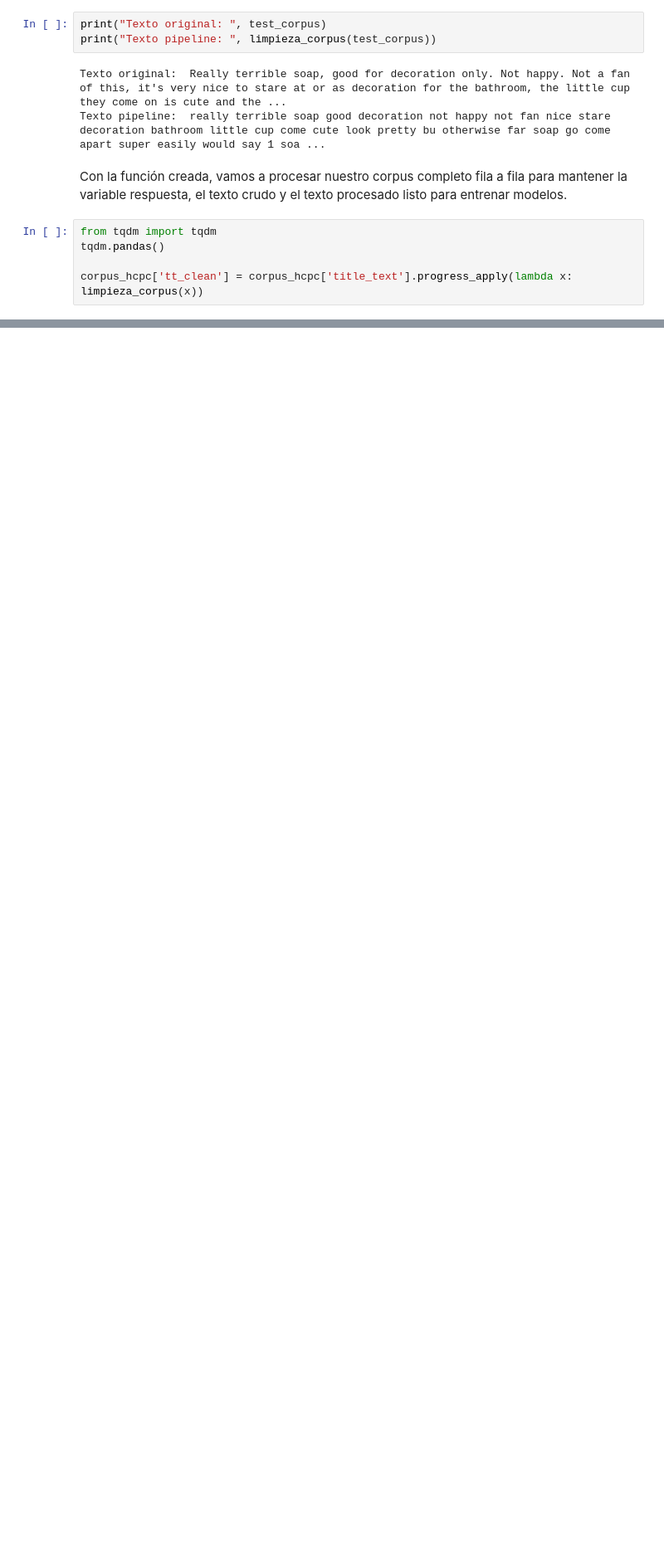
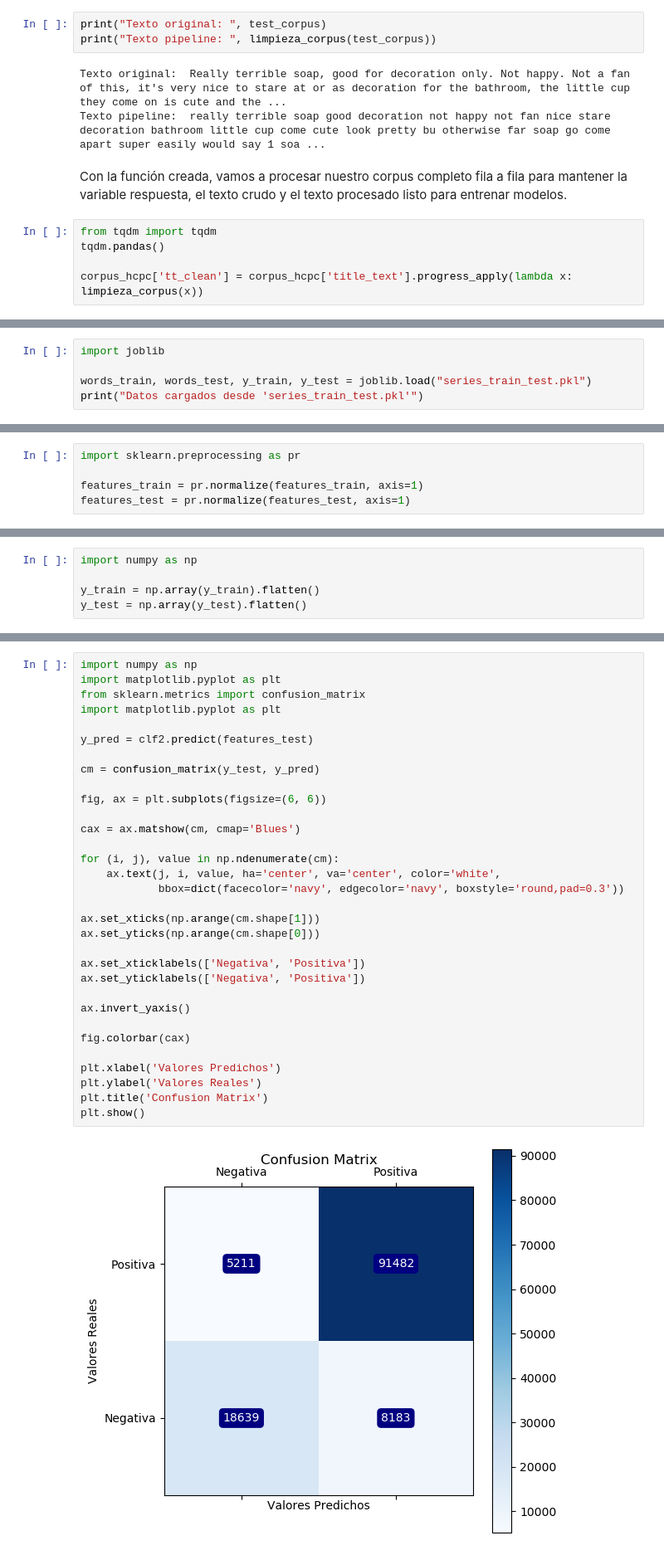
Before and after one commit to ramonlaborda/practica-nlp, a Jupyter notebook: Practica-NLP-Ramon-Laborda.ipynb, the cells around one changed output, grey strips where cells are left out. Shown at 83% size. Cells and saved outputs as stored; diff of their text form; blank space fills up the shorter version.

```diff
--- a/Practica-NLP-Ramon-Laborda.ipynb
+++ b/Practica-NLP-Ramon-Laborda.ipynb
@@ -609,0 +655,5 @@ corpus_hcpc['tt_clean'] = corpus_hcpc['title_text'].progress_apply(lambda x: lim
+# %%
+import joblib
+
+words_train, words_test, y_train, y_test = joblib.load("series_train_test.pkl")
+print("Datos cargados desde 'series_train_test.pkl'")
@@ -609,0 +682,5 @@ corpus_hcpc['tt_clean'] = corpus_hcpc['title_text'].progress_apply(lambda x: lim
+# %%
+import sklearn.preprocessing as pr
+
+features_train = pr.normalize(features_train, axis=1)
+features_test = pr.normalize(features_test, axis=1)
@@ -609,0 +689,5 @@ corpus_hcpc['tt_clean'] = corpus_hcpc['title_text'].progress_apply(lambda x: lim
+# %%
+import numpy as np
+
+y_train = np.array(y_train).flatten()
+y_test = np.array(y_test).flatten()
@@ -609,0 +730,34 @@ corpus_hcpc['tt_clean'] = corpus_hcpc['title_text'].progress_apply(lambda x: lim
+# %%
+import numpy as np
+import matplotlib.pyplot as plt
+from sklearn.metrics import confusion_matrix
+import matplotlib.pyplot as plt
+
+y_pred = clf2.predict(features_test)
+
+cm = confusion_matrix(y_test, y_pred)
+
+fig, ax = plt.subplots(figsize=(6, 6))
+
+cax = ax.matshow(cm, cmap='Blues')
+
+for (i, j), value in np.ndenumerate(cm):
+    ax.text(j, i, value, ha='center', va='center', color='white',
+            bbox=dict(facecolor='navy', edgecolor='navy', boxstyle='round,pad=0.3'))
+
+ax.set_xticks(np.arange(cm.shape[1]))
+ax.set_yticks(np.arange(cm.shape[0]))
+
+ax.set_xticklabels(['Negativa', 'Positiva'])
+ax.set_yticklabels(['Negativa', 'Positiva'])
+
+ax.invert_yaxis()
+
+fig.colorbar(cax)
+
+plt.xlabel('Valores Predichos')
+plt.ylabel('Valores Reales')
+plt.title('Confusion Matrix')
+plt.show()
+# %% [output]
+[figure, added]
```
Also changed, not shown: parts of 49 cells of this notebook, 2 other files.
